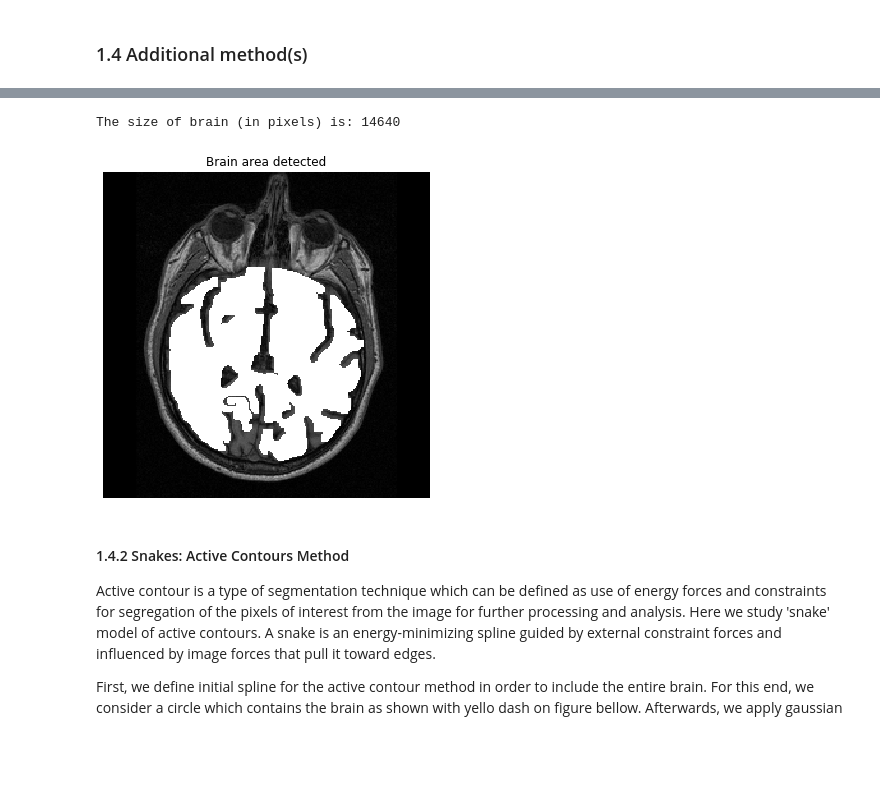
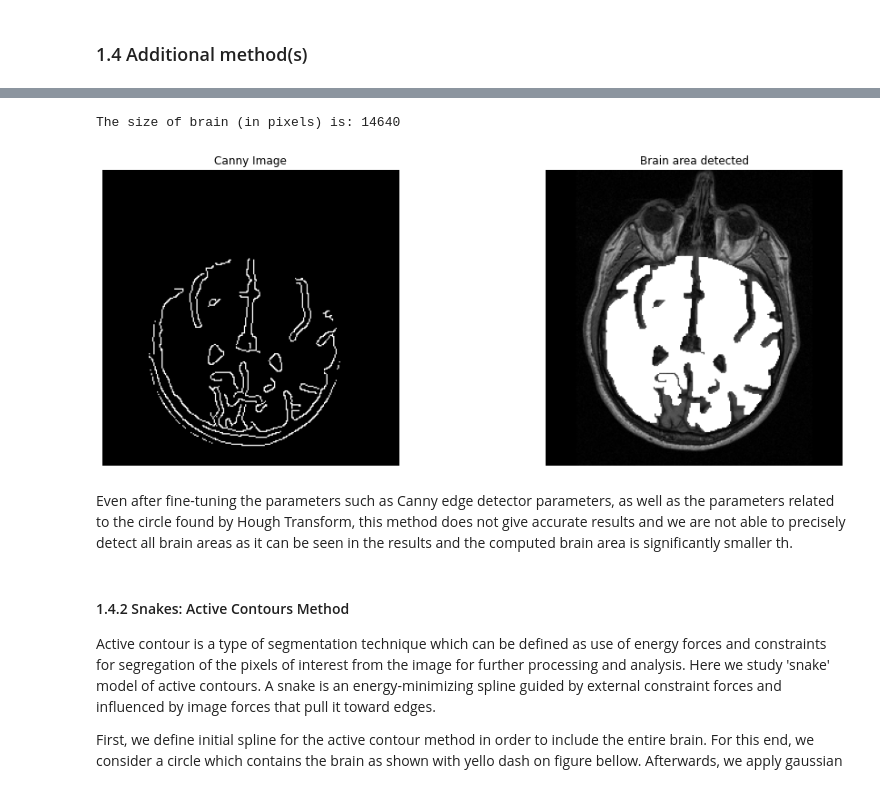
Before and after one commit to dhruti96shah/iapr-2020, a Jupyter notebook: labs/lab_01_segmentation.ipynb, the cells around one changed output, grey strips where cells are left out. Saved outputs shown, nothing was run; the diff lists cells and outputs as text; code cells hidden in the pictures; blank space fills up the shorter version.

Commit message:
update 1.4.1 edge detection, add comments...:

```diff
--- a/labs/lab_01_segmentation.ipynb
+++ b/labs/lab_01_segmentation.ipynb
@@ -358,5 +406,26 @@ plt.show()
 # %%
-def cannyEdgeDetector(im, blur, sigma):
+def cannyEdgeDetector(im, sigma):
+    """
+    Returns edges detected in the (brain) input image using the parameters provided at input using Canny edge
+    detection as well as aera of brain in pixels
+
+    Parameters
+    ----------
+    im : numpy.ndarray
+        input image in which we would like to apply Canny edge detection
+    sigma: float
+        sigma of Gaussian filter
+
+    Returns
+    -------
+    numpy.ndarray
+        Canny edge detection result image
+    numpy.ndarray
+        full image
+    int
+        size of detected area
+
+    """
     # use canny filter to detect edges in brain circle
     canny_filtered_img = canny(brain_im.copy(), sigma=sigma, mask = brain_circle.astype(bool))
 
@@ -372,27 +441,29 @@ def cannyEdgeDetector(im, blur, sigma):
     size = np.sum(finalEdges)
 
     full_img = brain_im | (finalEdges*255)
-    return finalEdges, full_img, size
+    return canny_filtered_img, full_img, size
 # %%
 img = brain_circle.copy()
-finalEdges,full_img,size = cannyEdgeDetector(img,1,1.7)
+canny_img,full_img,size = cannyEdgeDetector(img,1.7)
 print('The size of brain (in pixels) is: {}'.format(size))
 
 # show the output images
-titles = ['Brain area detected']
-plots = [full_img]
+titles = ['Canny Image','Brain area detected']
+plots = [canny_img, full_img]
 fig = plt.figure(figsize=(15, 6))
 fig.subplots_adjust(hspace=0.4, wspace=0.4)
 
-for i in range(1,2):
+for i in range(1,3):
     ax = fig.add_subplot(1, 2, i)
     ax.imshow(plots[i-1], cmap='gray')
     ax.axis('off')
     plt.title(titles[i-1])
 plt.show()
 # %% [output]
 The size of brain (in pixels) is: 14640
-[figure, old version]
+[figure, new version]
+# %% [markdown]
+Even after fine-tuning the parameters such as Canny edge detector parameters, as well as the parameters related to the circle found by Hough Transform, this method does not give accurate results and we are not able to precisely detect all brain areas as it can be seen in the results and the computed brain area is significantly smaller th.
 # %% [markdown]
 #### 1.4.2 Snakes: Active Contours Method
 Active contour is a type of segmentation technique which can be defined as use of energy forces and constraints for segregation of the pixels of interest from the image for further processing and analysis.
```
Also changed, not shown: parts of 11 cells of this notebook.
